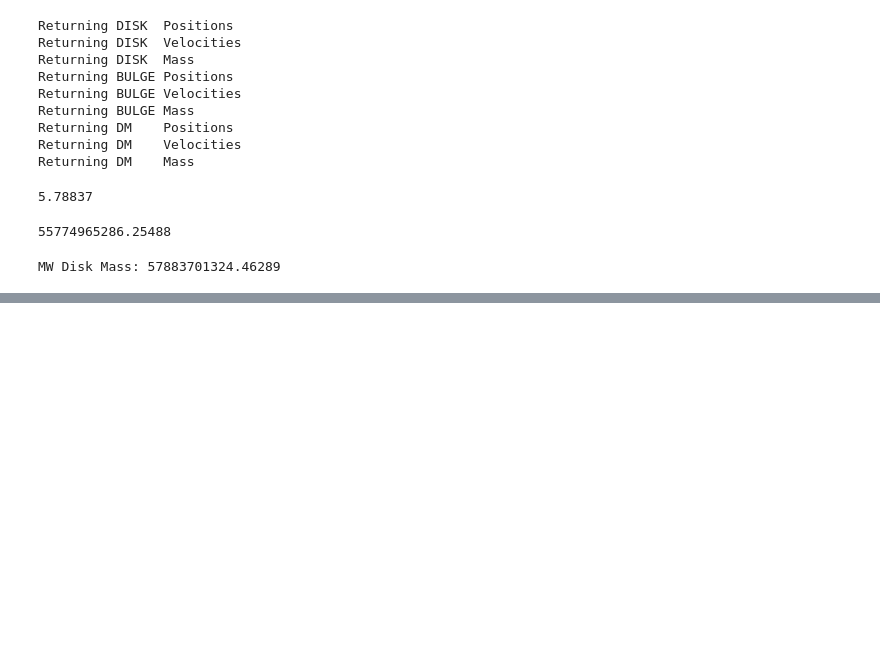
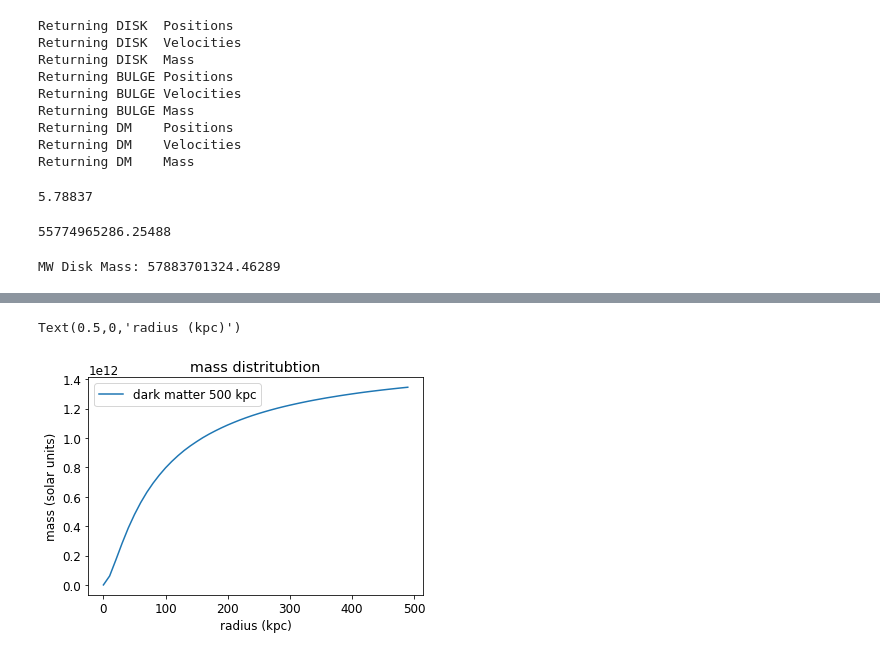
Before and after one commit to Ximena89/and_yet_it_moves, a Jupyter notebook: codigo/centerofmass_ex.ipynb, the cells around one changed output, grey strips where cells are left out. Cells and saved outputs as stored; diff of their text form; code cells hidden in the pictures; blank space fills up the shorter version.

```diff
--- a/codigo/centerofmass_ex.ipynb
+++ b/codigo/centerofmass_ex.ipynb
@@ -156,0 +160,12 @@ m
+# %%
+mdm500, rdm500 = MWCOM_HALO.mass_profile(500, 10)
+# %%
+plt.plot(rdm500, mdm500, label = "dark matter 500 kpc")
+plt.legend()
+plt.title('mass distritubtion')
+plt.axis()
+plt.ylabel('mass (solar units)')
+plt.xlabel('radius (kpc)')
+# %% [output]
+Text(0.5,0,'radius (kpc)')
+[figure, added]
```
Also changed, not shown: parts of 10 cells of this notebook.
